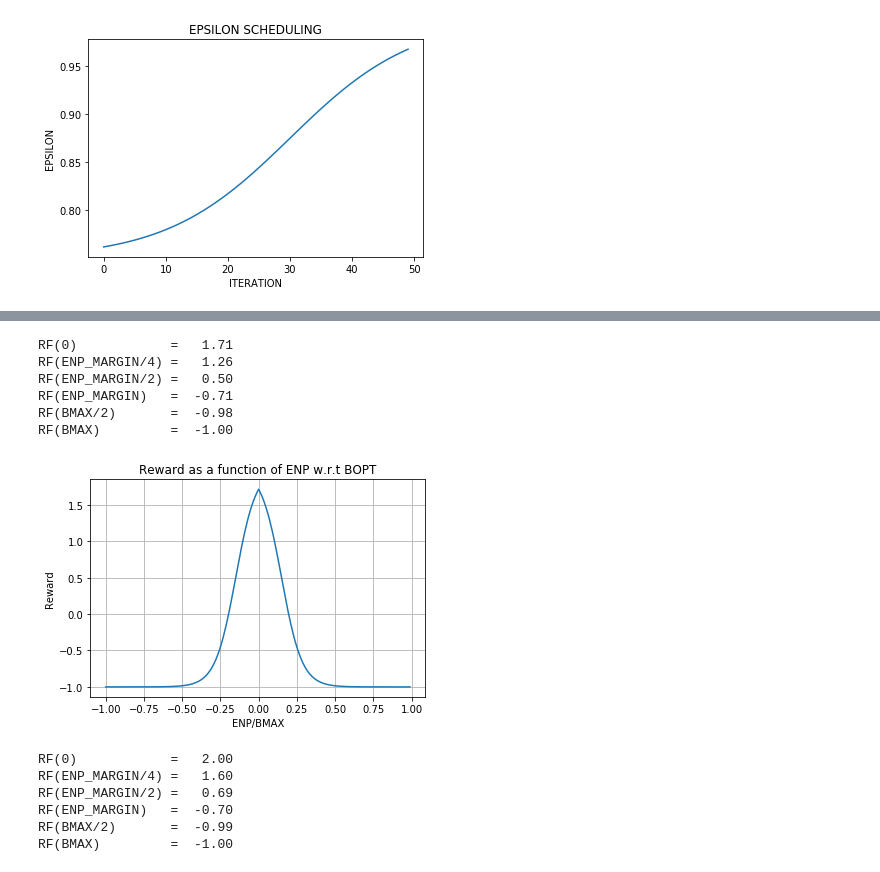
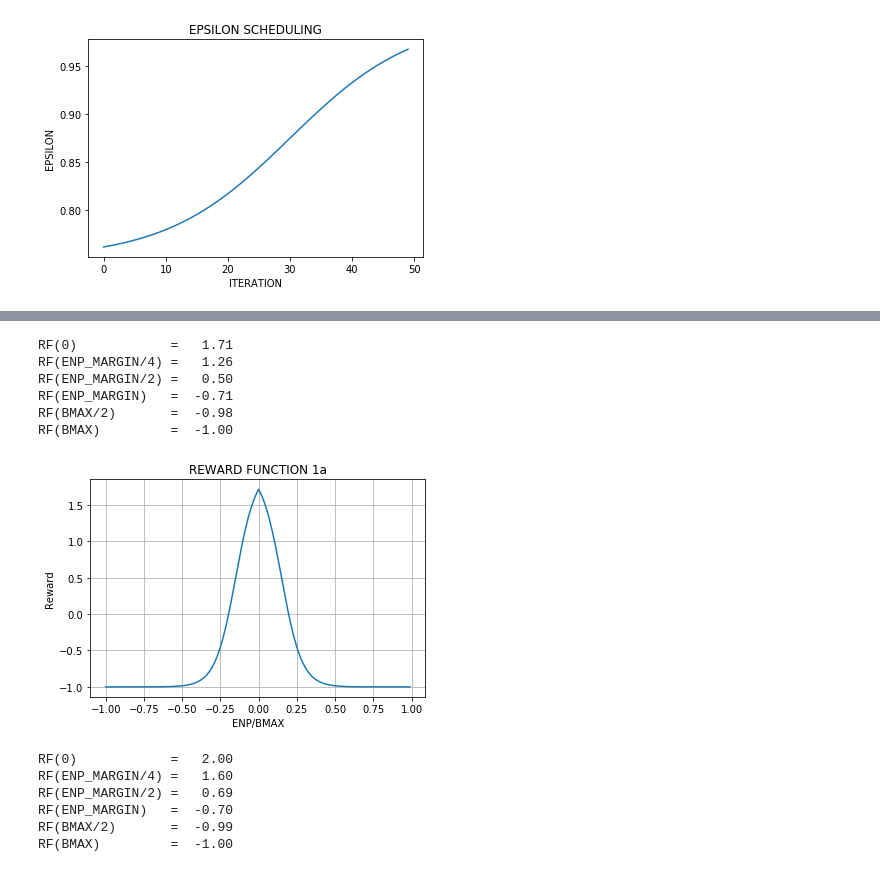
Before and after one commit to 5mali/no_spark, a Jupyter notebook: Graphs.ipynb, the cells around one changed output, grey strips where cells are left out. Cells and saved outputs as stored; diff of their text form; code cells hidden in the pictures.

```diff
--- a/Graphs.ipynb
+++ b/Graphs.ipynb
@@ -436,35 +436,35 @@ RF(BMAX)         =  -1.00
 # REWARD FUNCTION 1a
 # reward varies within [-1,2]
 # enp = BOPT - terminal_battery_value
 def rf1(enp):
     sharpness = 15
     reward = 2 - 3/ (1 + np.exp(-sharpness*(np.abs(enp) - ENP_MARGIN/2)/BMAX))
     return (reward)
 
 #Positive rewards if ENP is within +ENP_MARGIN/2 to -ENP_MARGIN/2
 
 x = np.arange(-1,1,1E-2)
 y = [rf1(i*BMAX) for i in x]
-plt.title('Reward as a function of ENP w.r.t BOPT')
+plt.title('REWARD FUNCTION 1a')
 plt.plot(x,y)
 plt.xlabel('ENP/BMAX')
 plt.ylabel('Reward')
 plt.grid(True)
 
 print("RF(0)            = {:6.2f}".format(rf1(0)))
 print("RF(ENP_MARGIN/4) = {:6.2f}".format(rf1(ENP_MARGIN/4)))
 print("RF(ENP_MARGIN/2) = {:6.2f}".format(rf1(ENP_MARGIN/2)))
 print("RF(ENP_MARGIN)   = {:6.2f}".format(rf1(ENP_MARGIN  )))
 print("RF(BMAX/2)       = {:6.2f}".format(rf1(BMAX/2      )))
 print("RF(BMAX)         = {:6.2f}".format(rf1(BMAX        )))
 # %% [output]
 RF(0)            =   1.71
 RF(ENP_MARGIN/4) =   1.26
 RF(ENP_MARGIN/2) =   0.50
 RF(ENP_MARGIN)   =  -0.71
 RF(BMAX/2)       =  -0.98
 RF(BMAX)         =  -1.00
-[figure, old version]
+[figure, new version]
 # %%
 ##DO NOT USE###
 # OLD NON STANDARD REWARD FUNCTION 1
```
Also changed, not shown: parts of 6 cells of this notebook, 12 other files.
